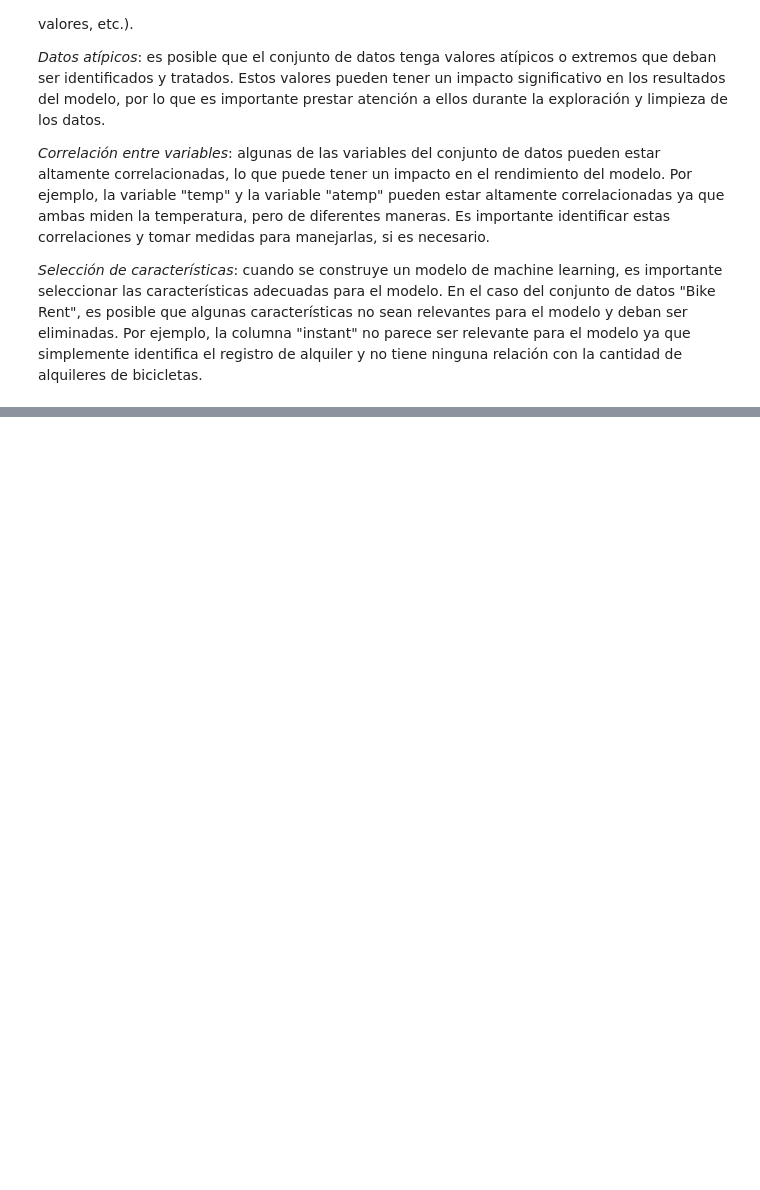
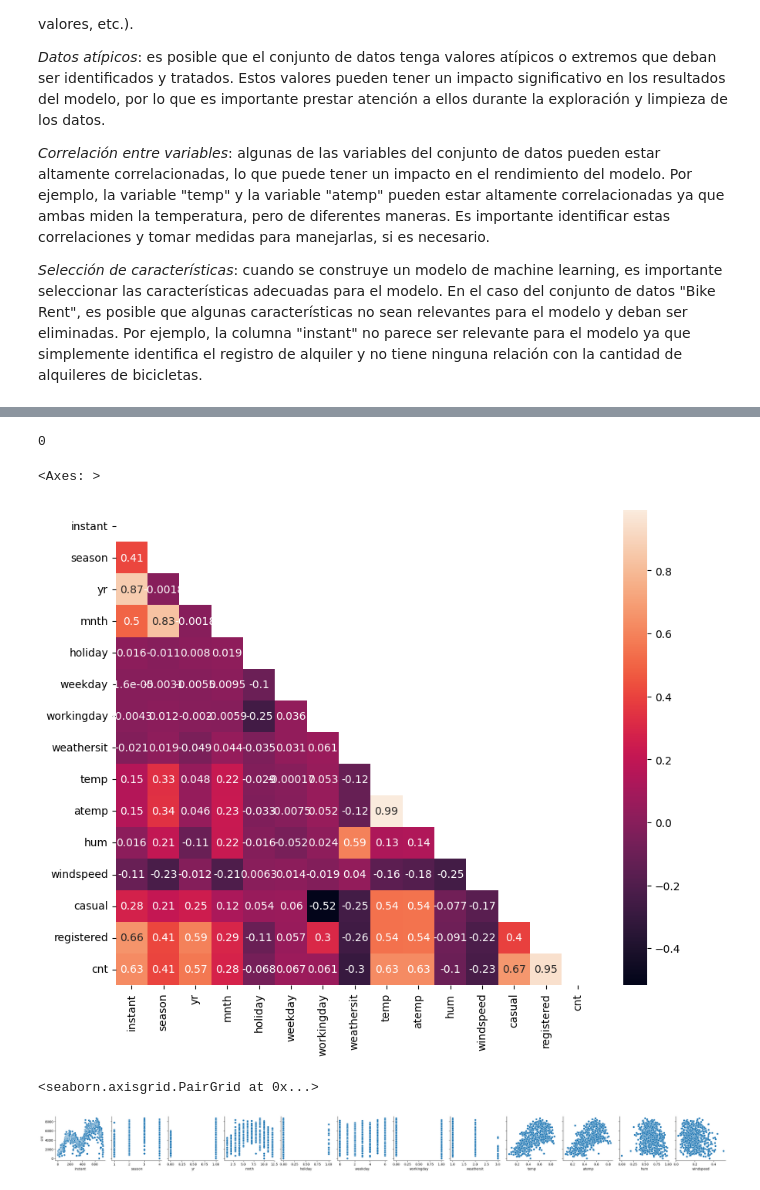
Before and after one commit to gustaavoq94/proyecto2, a Jupyter notebook: proyecto2.2.ipynb, the cells around one changed output, grey strips where cells are left out. Cells and saved outputs as stored; diff of their text form; code cells hidden in the pictures; blank space fills up the shorter version.

```diff
--- a/proyecto2.2.ipynb
+++ b/proyecto2.2.ipynb
@@ -47,0 +122,16 @@ El conjunto de datos "Bike Rent" es relativamente limpio y bien estructurado, lo
+# %%
+df.duplicated().sum()
+# %% [output]
+0
+# %%
+f, ax = plt.subplots(figsize=(10, 8))
+mask = np.triu(np.ones_like(df.corr()))
+sns.heatmap(df.corr('pearson'),annot = True,mask=mask)
+# %% [output]
+<Axes: >
+[figure, added]
+# %%
+sns.pairplot(data=df, y_vars=['cnt'], x_vars=['instant', 'season', 'yr', 'mnth', 'holiday', 'weekday', 'workingday', 'weathersit', 'temp', 'atemp', 'hum', 'windspeed'])
+# %% [output]
+<seaborn.axisgrid.PairGrid at 0x...>
+[figure, added]
```
Also changed, not shown: parts of 6 cells of this notebook.
